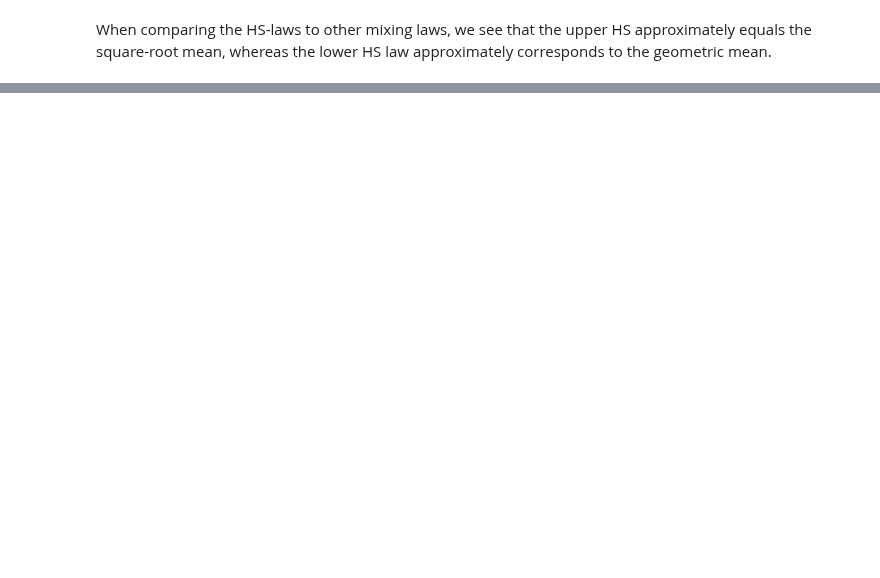
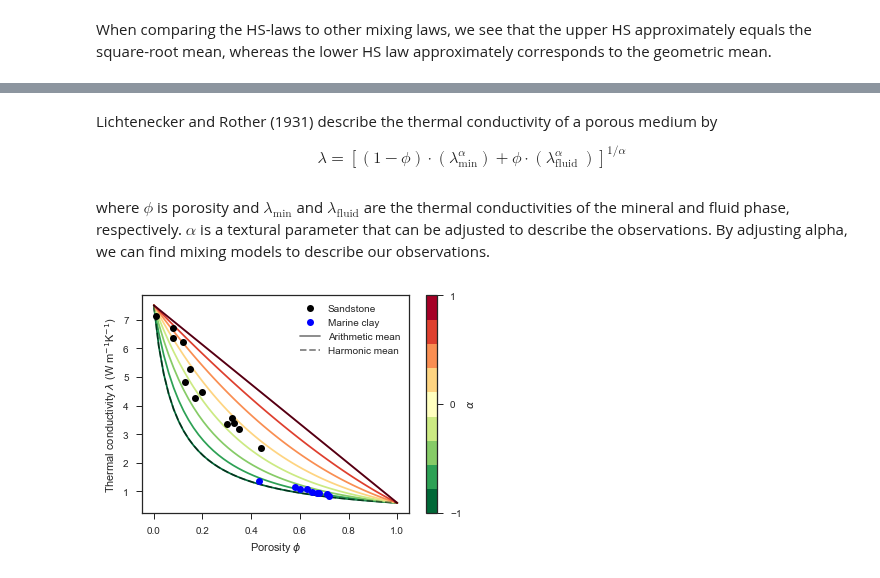
Before and after one commit to Japhiolite/geothermics, a Jupyter notebook: 04_means_and_tensors.ipynb, the cells around one changed output, grey strips where cells are left out. Drawn from its saved outputs; the diff is of its cells as text; code cells hidden in the pictures; blank space fills up the shorter version.

```diff
--- a/04_means_and_tensors.ipynb
+++ b/04_means_and_tensors.ipynb
@@ -78,0 +134,30 @@ When comparing the HS-laws to other mixing laws, we see that the upper HS approx
+# %% [markdown]
+Lichtenecker and Rother (1931) describe the thermal conductivity of a porous medium by
+
+$$
+\lambda=\left[(1-\phi) \cdot\left(\lambda_{\min }^{\alpha}\right)+\phi \cdot\left(\lambda_{\text {fluid }}^{\alpha}\right)\right]^{1 / \alpha}
+$$
+# %% [markdown]
+where $\phi$ is porosity and $\lambda_\text{min}$ and $\lambda_\text{fluid}$ are the thermal conductivities of the mineral and fluid phase, respectively. $\alpha$ is a textural parameter that can be adjusted to describe the observations. By adjusting alpha, we can find mixing models to describe our observations.
+# %%
+##############################################################
+# This part is just for alpha-dependent coloring of the lines
+import matplotlib
+cmap = matplotlib.cm.get_cmap('RdYlGn_r', 9)
+norm = matplotlib.colors.Normalize(vmin=-1, vmax=1)
+sm = plt.cm.ScalarMappable(cmap=cmap, norm=norm)
+##############################################################
+
+poro = np.linspace(0, 1)
+alphas = np.linspace(-1, 1, 8) # Take even number of samples to avoid value at zero
+for alpha in alphas:
+    tc = ((1-poro) * 7.5**alpha + poro * 0.6**alpha)**(1/alpha)
+    ax.plot(poro, tc, color=cmap(norm(alpha)), zorder=1)
+ax.legend()
+
+sm._A = []
+cbar = fig.colorbar(sm, label=r"$\alpha$")
+cbar.set_ticks([-1, 0, 1])
+fig
+# %% [output]
+[figure, added]
```
Also changed, not shown: parts of 12 cells of this notebook.
